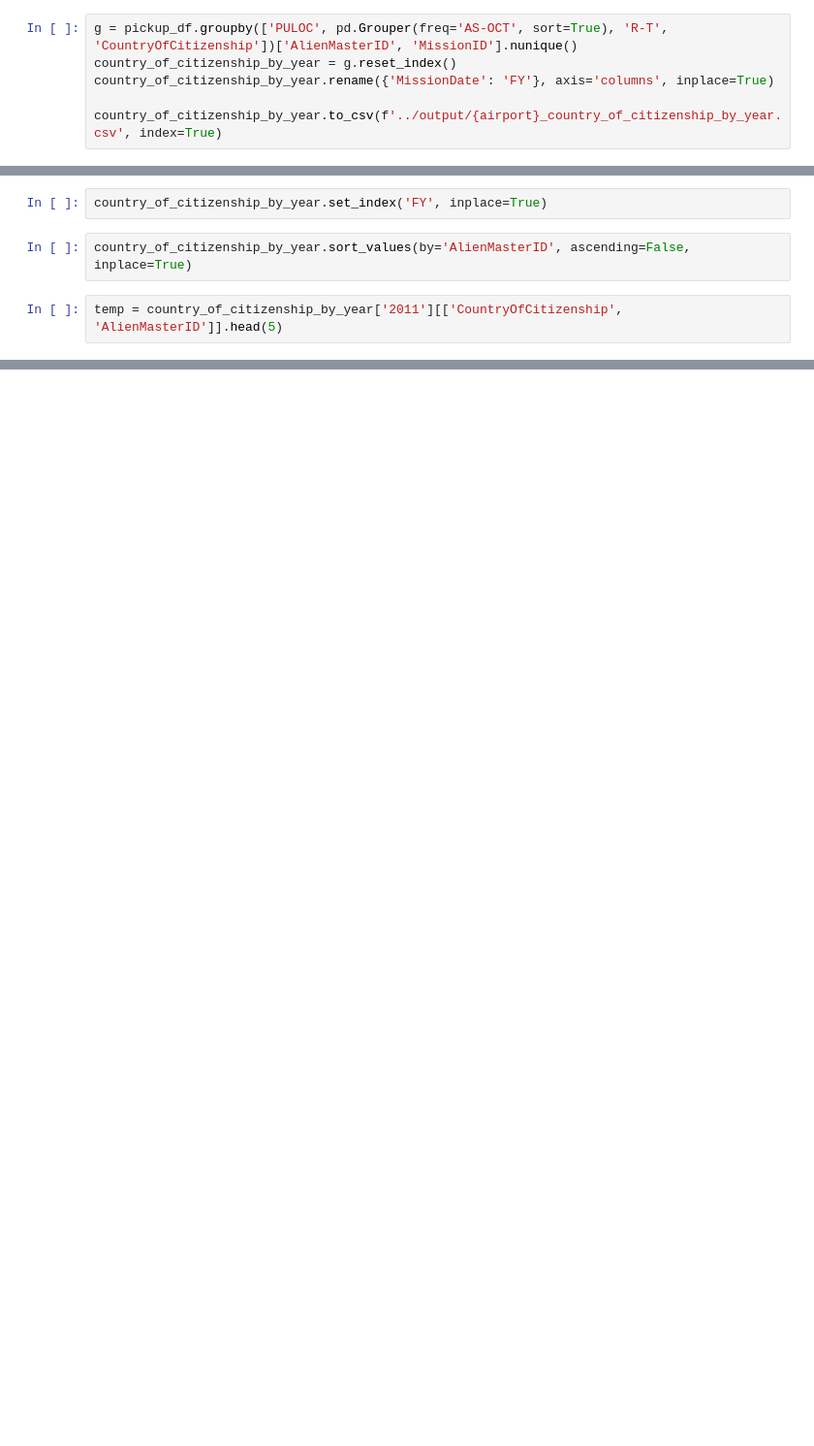
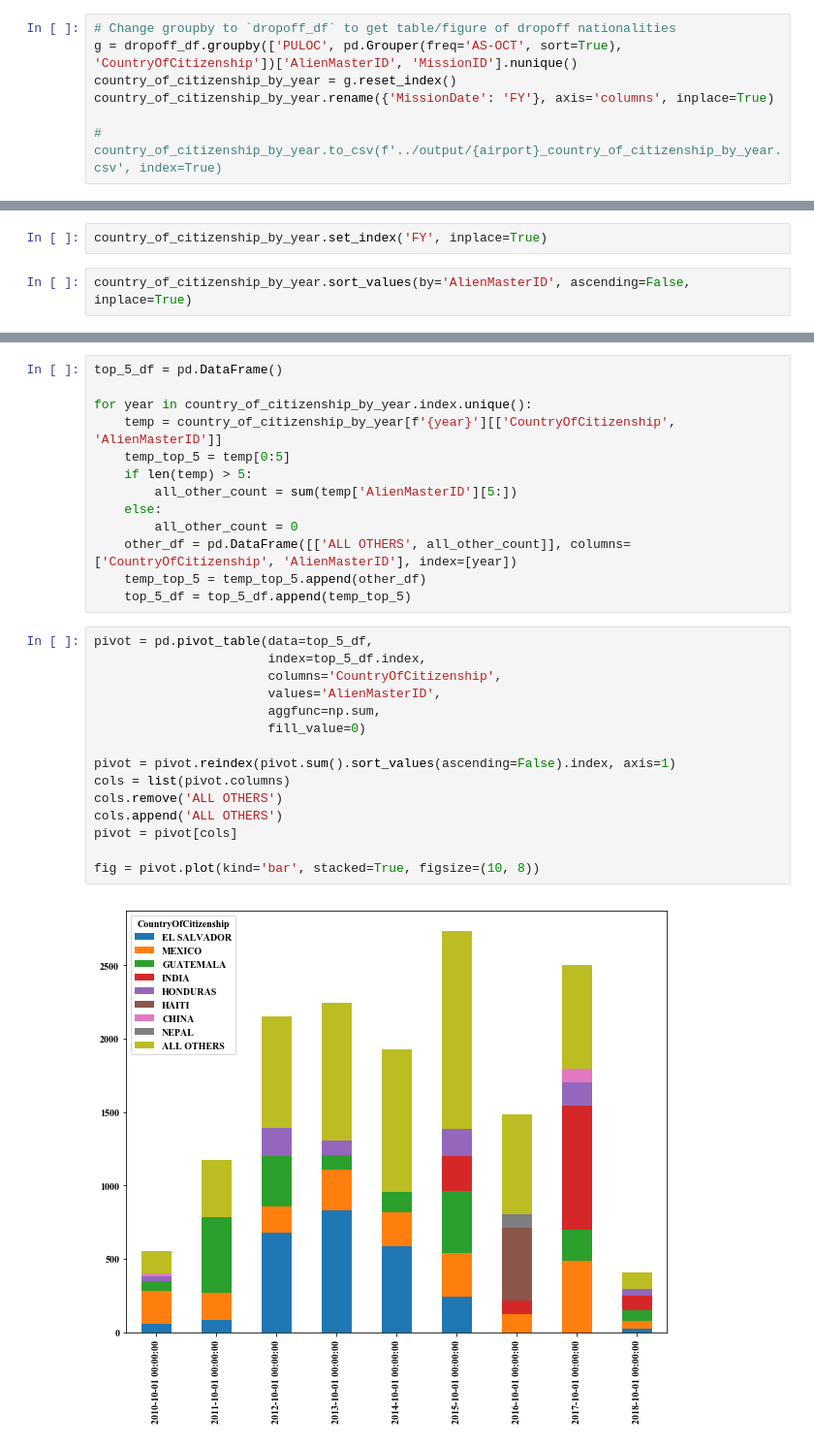
Before and after one commit to UWCHR/ice-air, a Jupyter notebook: analyze/note/airport.ipynb, the cells around one changed output, grey strips where cells are left out. Shown at 97% size. Cells and saved outputs as stored; diff of their text form; blank space fills up the shorter version.

Commit message:
Workign figure for top five nationalities, summarizing others

```diff
--- a/analyze/note/airport.ipynb
+++ b/analyze/note/airport.ipynb
@@ -214,8 +214,9 @@ monthly_mean_pickups
 | 2017 | 288.500000 |
 | 2018 | 273.166667 |
 # %%
-g = pickup_df.groupby(['PULOC', pd.Grouper(freq='AS-OCT', sort=True), 'R-T', 'CountryOfCitizenship'])['AlienMasterID', 'MissionID'].nunique()
+# Change groupby to `dropoff_df` to get table/figure of dropoff nationalities
+g = dropoff_df.groupby(['PULOC', pd.Grouper(freq='AS-OCT', sort=True), 'CountryOfCitizenship'])['AlienMasterID', 'MissionID'].nunique()
 country_of_citizenship_by_year = g.reset_index()
 country_of_citizenship_by_year.rename({'MissionDate': 'FY'}, axis='columns', inplace=True)
 
-country_of_citizenship_by_year.to_csv(f'../output/{airport}_country_of_citizenship_by_year.csv', index=True)
+# country_of_citizenship_by_year.to_csv(f'../output/{airport}_country_of_citizenship_by_year.csv', index=True)
@@ -260,5 +224,3 @@ fig = pivot.plot(kind='bar', stacked=True, figsize=(10, 8))
 country_of_citizenship_by_year.set_index('FY', inplace=True)
 # %%
 country_of_citizenship_by_year.sort_values(by='AlienMasterID', ascending=False, inplace=True)
-# %%
-temp = country_of_citizenship_by_year['2011'][['CountryOfCitizenship', 'AlienMasterID']].head(5)
@@ -298 +227,31 @@ Filter `country_of_citizenship_by_year` for removals only
+# %%
+top_5_df = pd.DataFrame()
+
+for year in country_of_citizenship_by_year.index.unique():
+    temp = country_of_citizenship_by_year[f'{year}'][['CountryOfCitizenship', 'AlienMasterID']]
+    temp_top_5 = temp[0:5]
+    if len(temp) > 5:
+        all_other_count = sum(temp['AlienMasterID'][5:])
+    else:
+        all_other_count = 0
+    other_df = pd.DataFrame([['ALL OTHERS', all_other_count]], columns=['CountryOfCitizenship', 'AlienMasterID'], index=[year])
+    temp_top_5 = temp_top_5.append(other_df)
+    top_5_df = top_5_df.append(temp_top_5)
+# %%
+pivot = pd.pivot_table(data=top_5_df,
+                       index=top_5_df.index,
+                       columns='CountryOfCitizenship',
+                       values='AlienMasterID',
+                       aggfunc=np.sum,
+                       fill_value=0)
+
+pivot = pivot.reindex(pivot.sum().sort_values(ascending=False).index, axis=1)
+cols = list(pivot.columns)
+cols.remove('ALL OTHERS')
+cols.append('ALL OTHERS')
+pivot = pivot[cols]
+
+fig = pivot.plot(kind='bar', stacked=True, figsize=(10, 8))
+# %% [output]
+[figure, added]
 # %%
```
Also changed, not shown: parts of 13 cells of this notebook.
